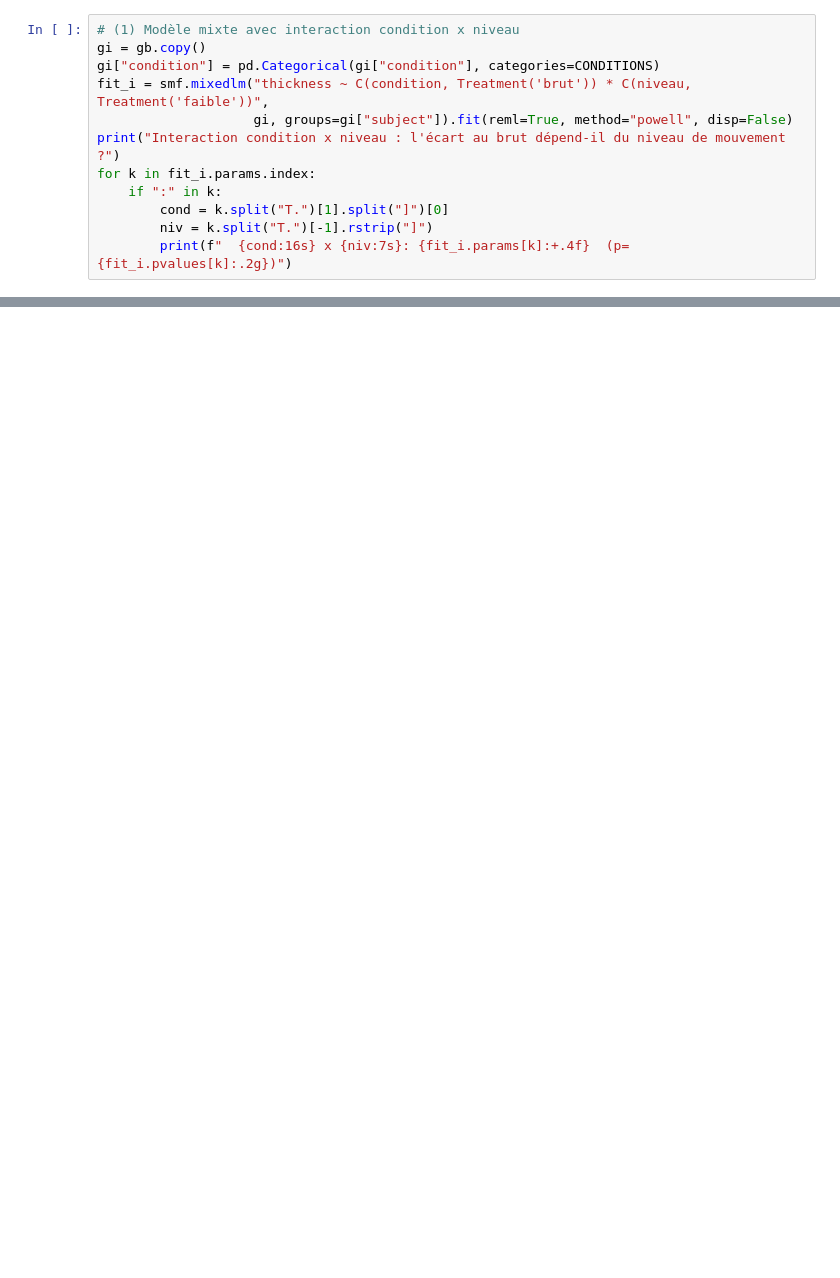
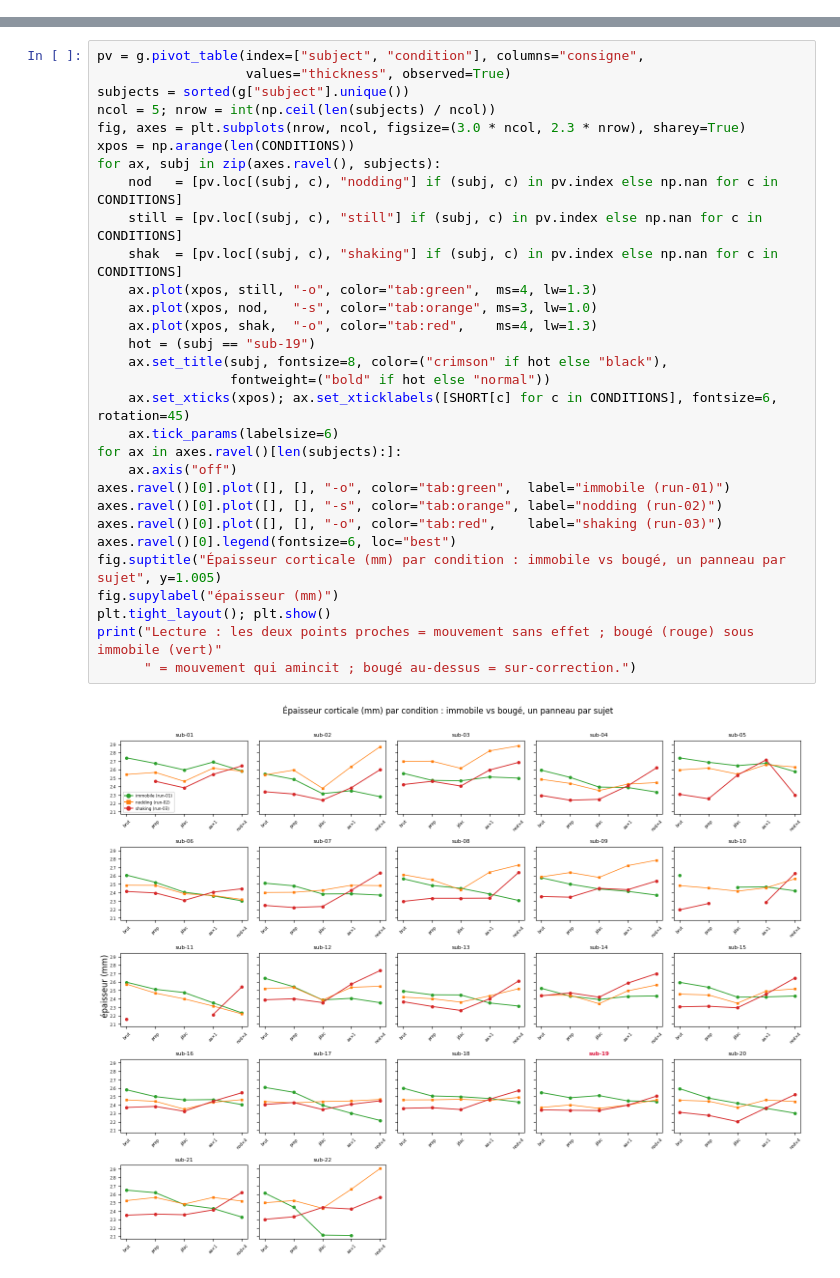
Before and after one commit to math-wil/jdac-motion-correction, a Jupyter notebook: pipelines/ds004332/phase4_compare_3bras/explore_epaisseur_rigide.ipynb, the cells around one changed output, grey strips where cells are left out. Saved outputs shown, nothing was run; the diff lists cells and outputs as text; blank space fills up the shorter version.

Commit message:
Phase 4 : notebook 5 conditions A/B/C/D (unites mm, sorties expliquees), eval image facon JDAC (compute_image_metrics), README a jour

```diff
--- a/pipelines/ds004332/phase4_compare_3bras/explore_epaisseur_rigide.ipynb
+++ b/pipelines/ds004332/phase4_compare_3bras/explore_epaisseur_rigide.ipynb
@@ -374,12 +0,0 @@ Deux analyses sur les strates de la section 6 : (1) un modèle mixte `épaisseur
-# %%
-# (1) Modèle mixte avec interaction condition x niveau
-gi = gb.copy()
-gi["condition"] = pd.Categorical(gi["condition"], categories=CONDITIONS)
-fit_i = smf.mixedlm("thickness ~ C(condition, Treatment('brut')) * C(niveau, Treatment('faible'))",
-                    gi, groups=gi["subject"]).fit(reml=True, method="powell", disp=False)
-print("Interaction condition x niveau : l'écart au brut dépend-il du niveau de mouvement ?")
-for k in fit_i.params.index:
-    if ":" in k:
-        cond = k.split("T.")[1].split("]")[0]
-        niv = k.split("T.")[-1].rstrip("]")
-        print(f"  {cond:16s} x {niv:7s}: {fit_i.params[k]:+.4f}  (p={fit_i.pvalues[k]:.2g})")
@@ -534,0 +126,32 @@ La lecture combine ces éléments : une condition corrige le mouvement si elle r
+# %%
+pv = g.pivot_table(index=["subject", "condition"], columns="consigne",
+                   values="thickness", observed=True)
+subjects = sorted(g["subject"].unique())
+ncol = 5; nrow = int(np.ceil(len(subjects) / ncol))
+fig, axes = plt.subplots(nrow, ncol, figsize=(3.0 * ncol, 2.3 * nrow), sharey=True)
+xpos = np.arange(len(CONDITIONS))
+for ax, subj in zip(axes.ravel(), subjects):
+    nod   = [pv.loc[(subj, c), "nodding"] if (subj, c) in pv.index else np.nan for c in CONDITIONS]
+    still = [pv.loc[(subj, c), "still"] if (subj, c) in pv.index else np.nan for c in CONDITIONS]
+    shak  = [pv.loc[(subj, c), "shaking"] if (subj, c) in pv.index else np.nan for c in CONDITIONS]
+    ax.plot(xpos, still, "-o", color="tab:green",  ms=4, lw=1.3)
+    ax.plot(xpos, nod,   "-s", color="tab:orange", ms=3, lw=1.0)
+    ax.plot(xpos, shak,  "-o", color="tab:red",    ms=4, lw=1.3)
+    hot = (subj == "sub-19")
+    ax.set_title(subj, fontsize=8, color=("crimson" if hot else "black"),
+                 fontweight=("bold" if hot else "normal"))
+    ax.set_xticks(xpos); ax.set_xticklabels([SHORT[c] for c in CONDITIONS], fontsize=6, rotation=45)
+    ax.tick_params(labelsize=6)
+for ax in axes.ravel()[len(subjects):]:
+    ax.axis("off")
+axes.ravel()[0].plot([], [], "-o", color="tab:green",  label="immobile (run-01)")
+axes.ravel()[0].plot([], [], "-s", color="tab:orange", label="nodding (run-02)")
+axes.ravel()[0].plot([], [], "-o", color="tab:red",    label="shaking (run-03)")
+axes.ravel()[0].legend(fontsize=6, loc="best")
+fig.suptitle("Épaisseur corticale (mm) par condition : immobile vs bougé, un panneau par sujet", y=1.005)
+fig.supylabel("épaisseur (mm)")
+plt.tight_layout(); plt.show()
+print("Lecture : les deux points proches = mouvement sans effet ; bougé (rouge) sous immobile (vert)"
+      " = mouvement qui amincit ; bougé au-dessus = sur-correction.")
+# %% [output]
+[figure, added]
```
Also changed, not shown: parts of 41 cells of this notebook, 4 other files.
